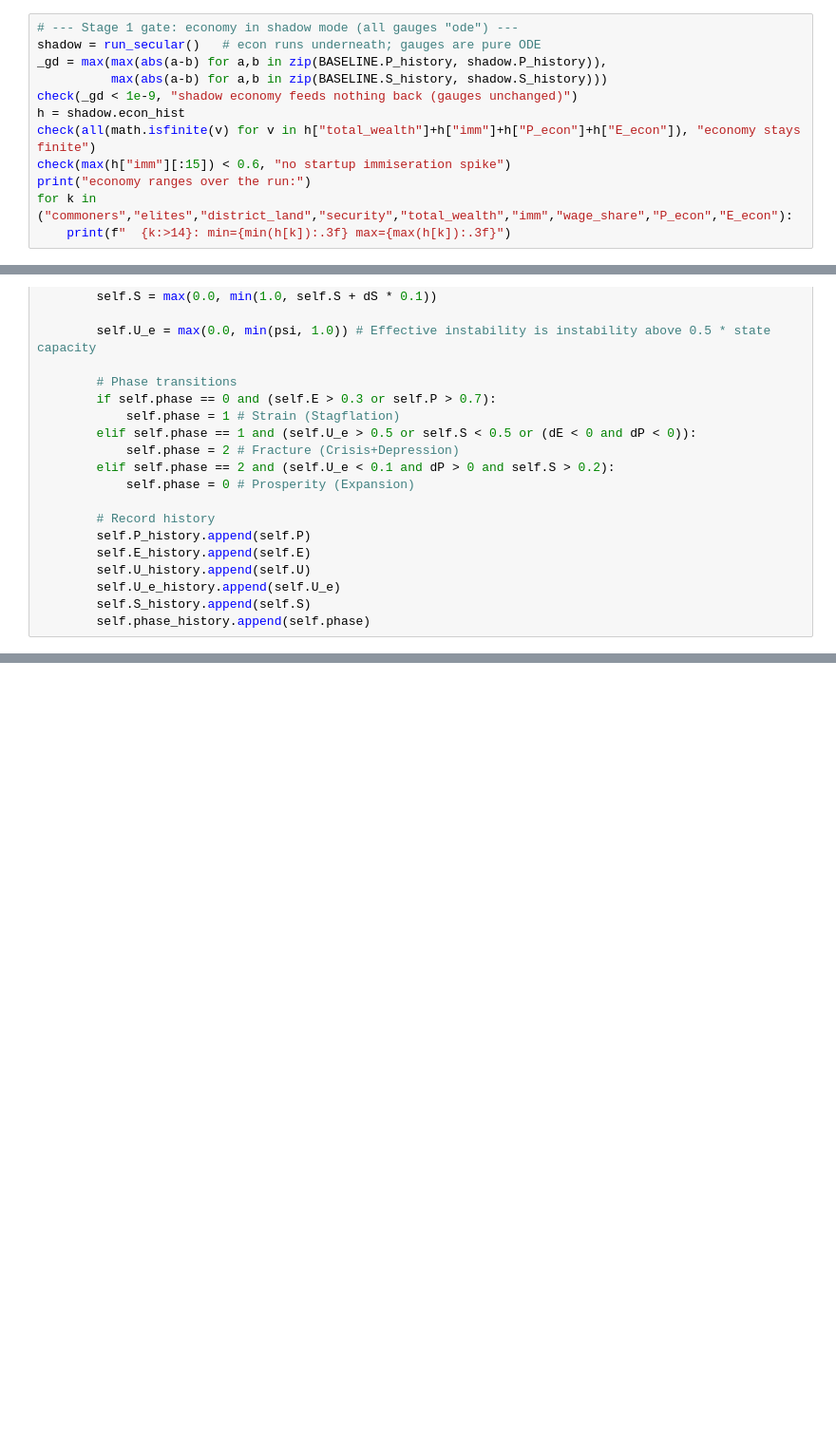
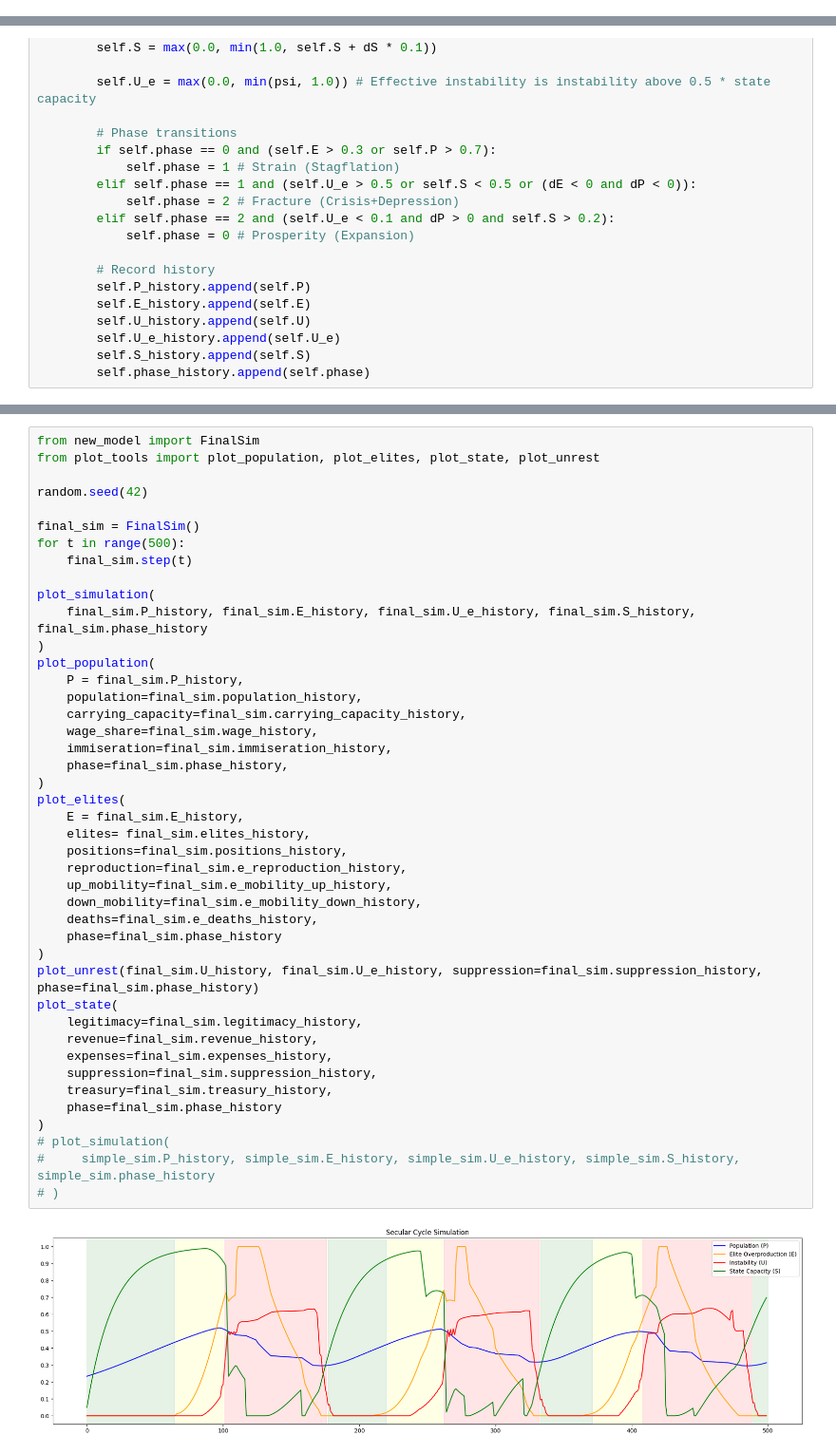
Before and after one commit to Strategy-Gamer/rota-fortunae, a Jupyter notebook: Planning/secular_cycles.ipynb, the cells around one changed output, grey strips where cells are left out. Shown at 95% size. Drawn from its saved outputs; the diff is of its cells as text; blank space fills up the shorter version.

Commit message:
Working Secular Cycles Model

```diff
--- a/Planning/secular_cycles.ipynb
+++ b/Planning/secular_cycles.ipynb
@@ -1867,12 +890,0 @@ startup spike, and plots the economy alongside the baseline.
-# %%
-# --- Stage 1 gate: economy in shadow mode (all gauges "ode") ---
-shadow = run_secular()   # econ runs underneath; gauges are pure ODE
-_gd = max(max(abs(a-b) for a,b in zip(BASELINE.P_history, shadow.P_history)),
-          max(abs(a-b) for a,b in zip(BASELINE.S_history, shadow.S_history)))
-check(_gd < 1e-9, "shadow economy feeds nothing back (gauges unchanged)")
-h = shadow.econ_hist
-check(all(math.isfinite(v) for v in h["total_wealth"]+h["imm"]+h["P_econ"]+h["E_econ"]), "economy stays finite")
-check(max(h["imm"][:15]) < 0.6, "no startup immiseration spike")
-print("economy ranges over the run:")
-for k in ("commoners","elites","district_land","security","total_wealth","imm","wage_share","P_econ","E_econ"):
-    print(f"  {k:>14}: min={min(h[k]):.3f} max={max(h[k]):.3f}")
@@ -3041,0 +1472,45 @@ plot_simulation(
+# %%
+from new_model import FinalSim
+from plot_tools import plot_population, plot_elites, plot_state, plot_unrest
+
+random.seed(42)
+
+final_sim = FinalSim()
+for t in range(500):
+    final_sim.step(t)
+
+plot_simulation(
+    final_sim.P_history, final_sim.E_history, final_sim.U_e_history, final_sim.S_history, final_sim.phase_history
+)
+plot_population(
+    P = final_sim.P_history,
+    population=final_sim.population_history,
+    carrying_capacity=final_sim.carrying_capacity_history,
+    wage_share=final_sim.wage_history,
+    immiseration=final_sim.immiseration_history,
+    phase=final_sim.phase_history,
+)
+plot_elites(
+    E = final_sim.E_history,
+    elites= final_sim.elites_history,
+    positions=final_sim.positions_history,
+    reproduction=final_sim.e_reproduction_history,
+    up_mobility=final_sim.e_mobility_up_history,
+    down_mobility=final_sim.e_mobility_down_history,
+    deaths=final_sim.e_deaths_history,
+    phase=final_sim.phase_history
+)
+plot_unrest(final_sim.U_history, final_sim.U_e_history, suppression=final_sim.suppression_history, phase=final_sim.phase_history)
+plot_state(
+    legitimacy=final_sim.legitimacy_history,
+    revenue=final_sim.revenue_history,
+    expenses=final_sim.expenses_history,
+    suppression=final_sim.suppression_history,
+    treasury=final_sim.treasury_history,
+    phase=final_sim.phase_history
+)
+# plot_simulation(
+#     simple_sim.P_history, simple_sim.E_history, simple_sim.U_e_history, simple_sim.S_history, simple_sim.phase_history
+# )
+# %% [output]
+[figure, added]
```
Also changed, not shown: parts of 25 cells of this notebook, 12 other files.
